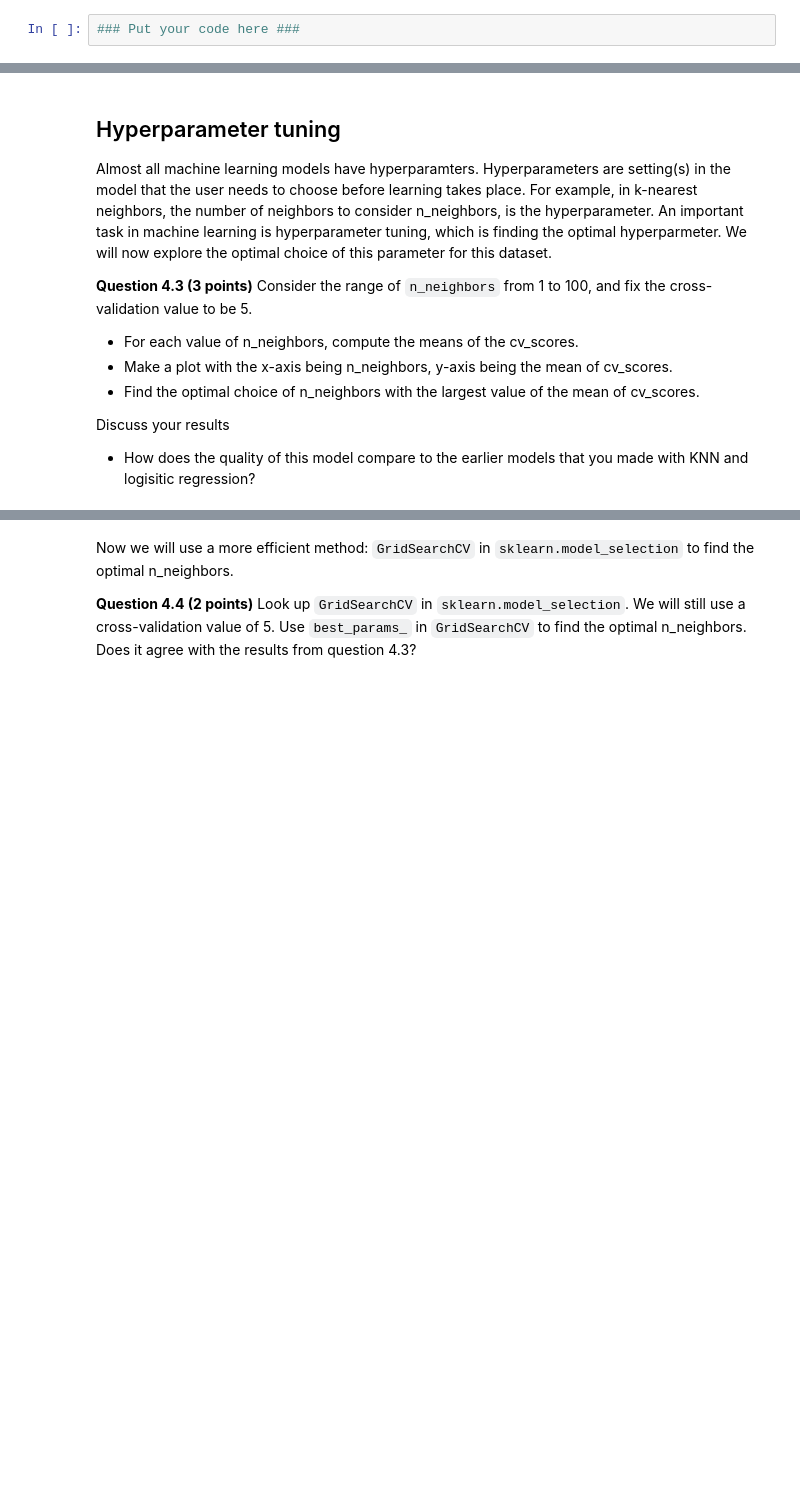
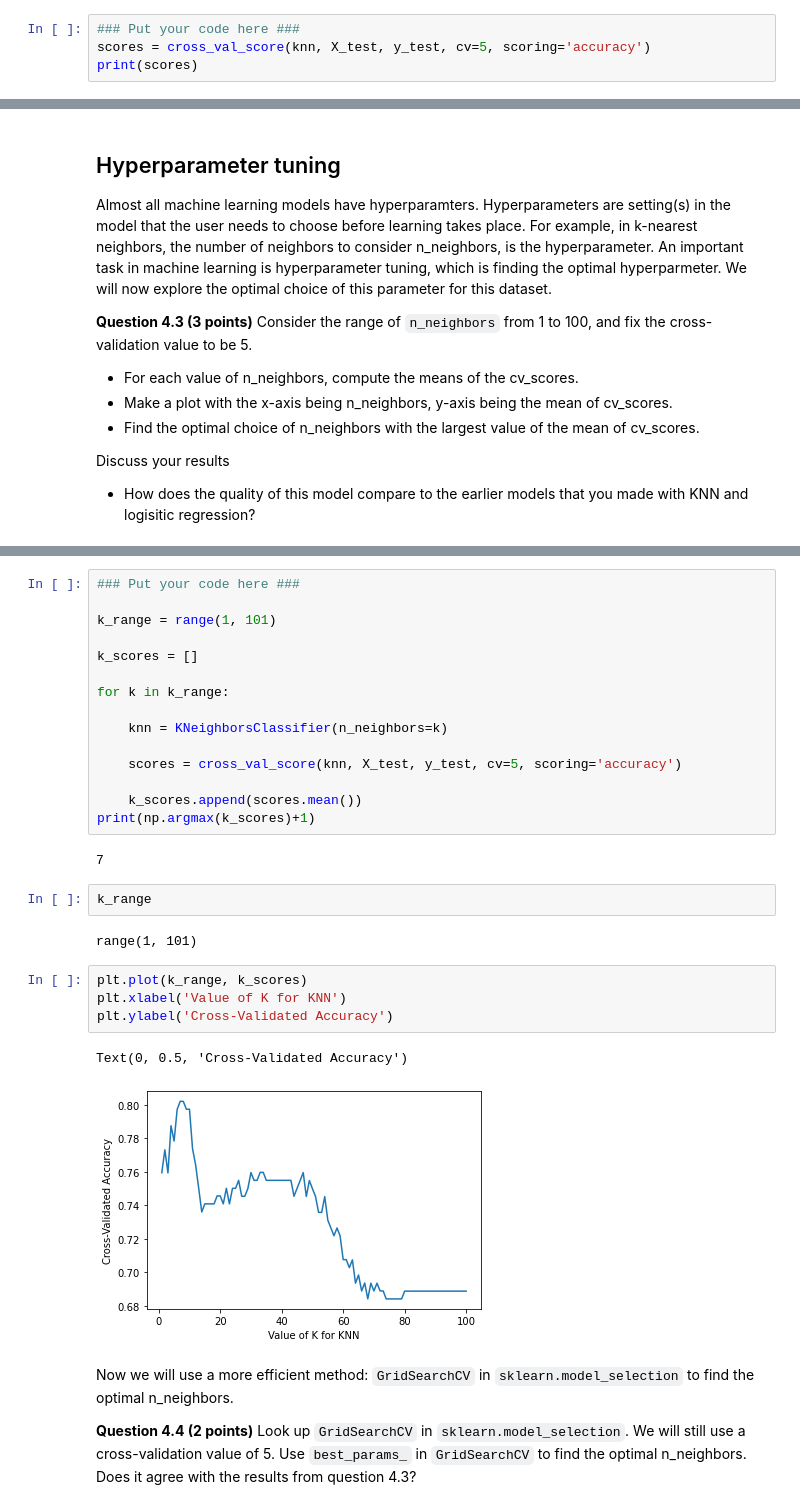
Before and after one commit to andhikaadiantoro/cmse202repos, a Jupyter notebook: hw-03/HW-03_GitML-Andhika_Adiantoro.ipynb, the cells around one changed output, grey strips where cells are left out. Cells and saved outputs as stored; diff of their text form; blank space fills up the shorter version.

```diff
--- a/hw-03/HW-03_GitML-Andhika_Adiantoro.ipynb
+++ b/hw-03/HW-03_GitML-Andhika_Adiantoro.ipynb
@@ -145,3 +573,5 @@ The train-test-split method we used in earlier is called ‘holdout’. Cross-va
 * How does the quality of the KNN model compare to logistic regression?
 # %%
 ### Put your code here ###
+scores = cross_val_score(knn, X_test, y_test, cv=5, scoring='accuracy')
+print(scores)
@@ -163,3 +614,31 @@ Discuss your results
+# %%
+### Put your code here ###
+
+k_range = range(1, 101)
+
+k_scores = []
+
+for k in k_range:
+
+    knn = KNeighborsClassifier(n_neighbors=k)
+
+    scores = cross_val_score(knn, X_test, y_test, cv=5, scoring='accuracy')
+
+    k_scores.append(scores.mean())
+print(np.argmax(k_scores)+1)
+# %% [output]
+7
+# %%
+k_range
+# %% [output]
+range(1, 101)
+# %%
+plt.plot(k_range, k_scores)
+plt.xlabel('Value of K for KNN')
+plt.ylabel('Cross-Validated Accuracy')
+# %% [output]
+Text(0, 0.5, 'Cross-Validated Accuracy')
+[figure, added]
 # %% [markdown]
 Now we will use a more efficient method: `GridSearchCV` in `sklearn.model_selection` to find the optimal n_neighbors.
 
```
Also changed, not shown: parts of 48 cells of this notebook.
